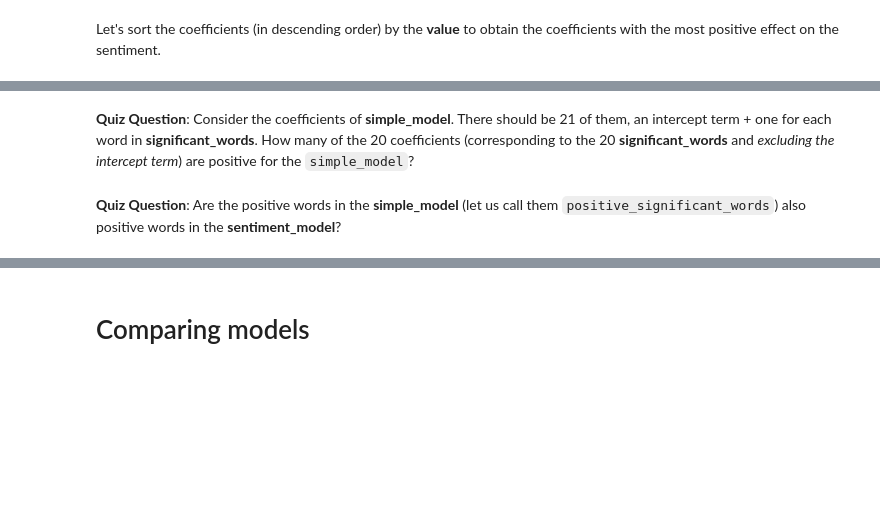
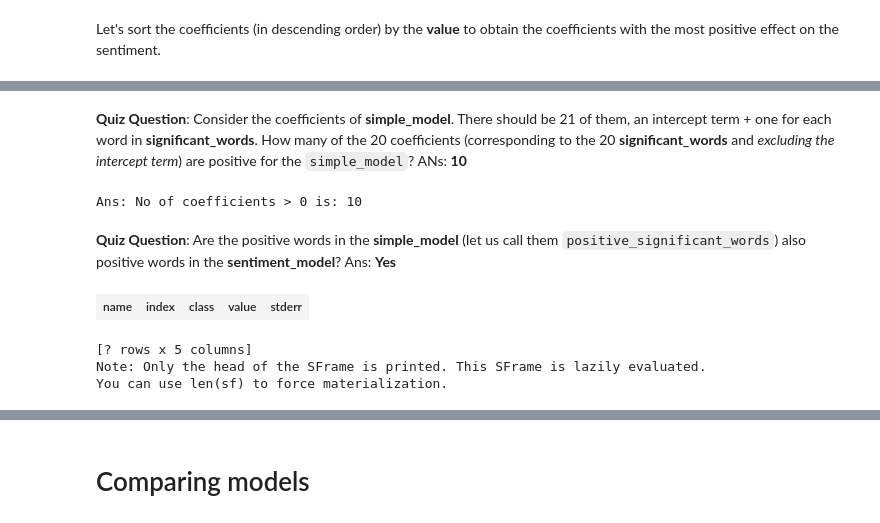
Before and after one commit to chauhraj/mooc, a Jupyter notebook: uw-classification/wk1/module-2-linear-classifier-assignment-blank.ipynb, the cells around one changed output, grey strips where cells are left out. Drawn from its saved outputs; the diff is of its cells as text; code cells hidden in the pictures; blank space fills up the shorter version.

```diff
--- a/uw-classification/wk1/module-2-linear-classifier-assignment-blank.ipynb
+++ b/uw-classification/wk1/module-2-linear-classifier-assignment-blank.ipynb
@@ -407,2 +527,2 @@ simple_model.coefficients.sort('value', ascending=False).print_rows(num_rows=21)
 # %% [markdown]
-**Quiz Question**: Consider the coefficients of **simple_model**. There should be 21 of them, an intercept term + one for each word in **significant_words**. How many of the 20 coefficients (corresponding to the 20 **significant_words** and *excluding the intercept term*) are positive for the `simple_model`?
+**Quiz Question**: Consider the coefficients of **simple_model**. There should be 21 of them, an intercept term + one for each word in **significant_words**. How many of the 20 coefficients (corresponding to the 20 **significant_words** and *excluding the intercept term*) are positive for the `simple_model`? ANs: **10**
@@ -409,2 +531,14 @@ simple_model.coefficients.sort('value', ascending=False).print_rows(num_rows=21)
+# %%
+print "Ans: No of coefficients > 0 is:", -1 + len(pos_coeffs_simple_model)
+# %% [output]
+Ans: No of coefficients > 0 is: 10
 # %% [markdown]
-**Quiz Question**: Are the positive words in the **simple_model** (let us call them `positive_significant_words`) also positive words in the **sentiment_model**?
+**Quiz Question**: Are the positive words in the **simple_model** (let us call them `positive_significant_words`) also positive words in the **sentiment_model**? Ans: **Yes**
+# %%
+coeffs = sentiment_model.coefficients
+coeffs[ coeffs['index'] == significant_words]
+# %% [output]
+| name | index | class | value | stderr |
+[? rows x 5 columns]
+Note: Only the head of the SFrame is printed. This SFrame is lazily evaluated.
+You can use len(sf) to force materialization.
```
Also changed, not shown: parts of 30 cells of this notebook, 1 other file.
